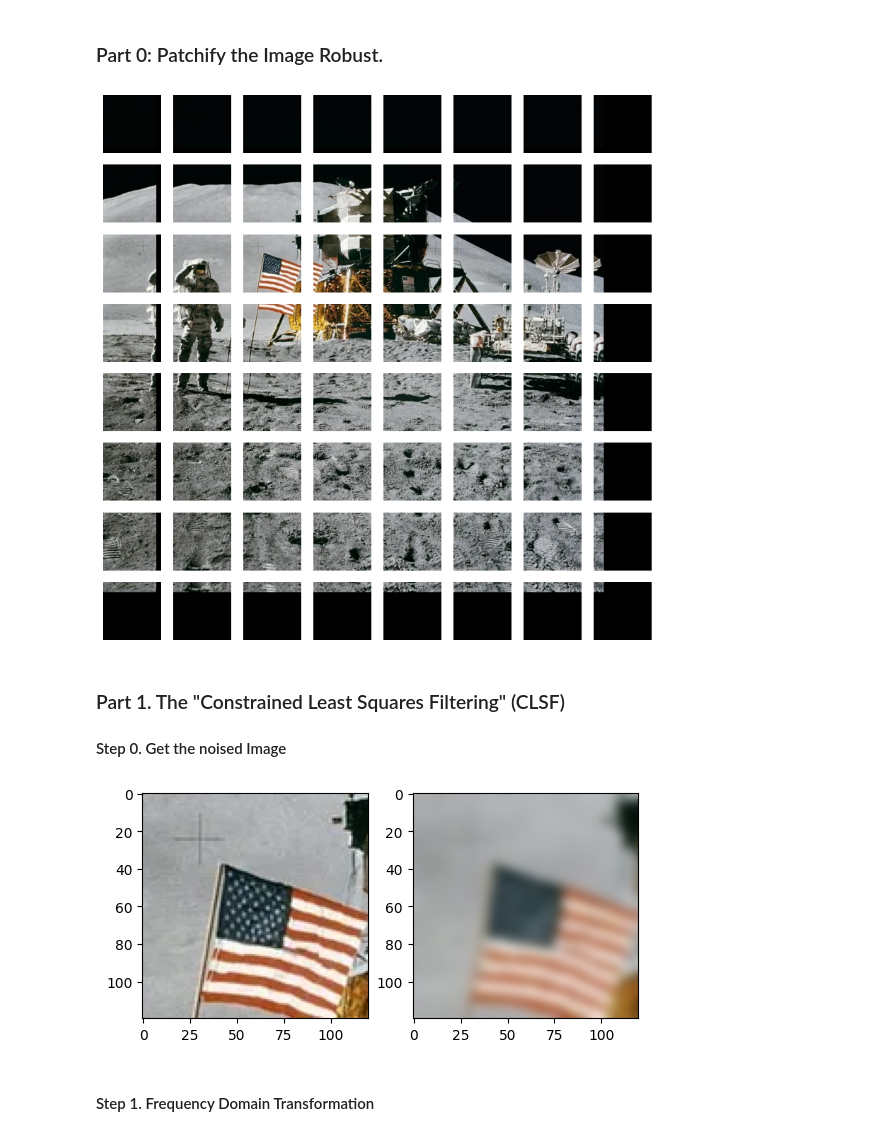
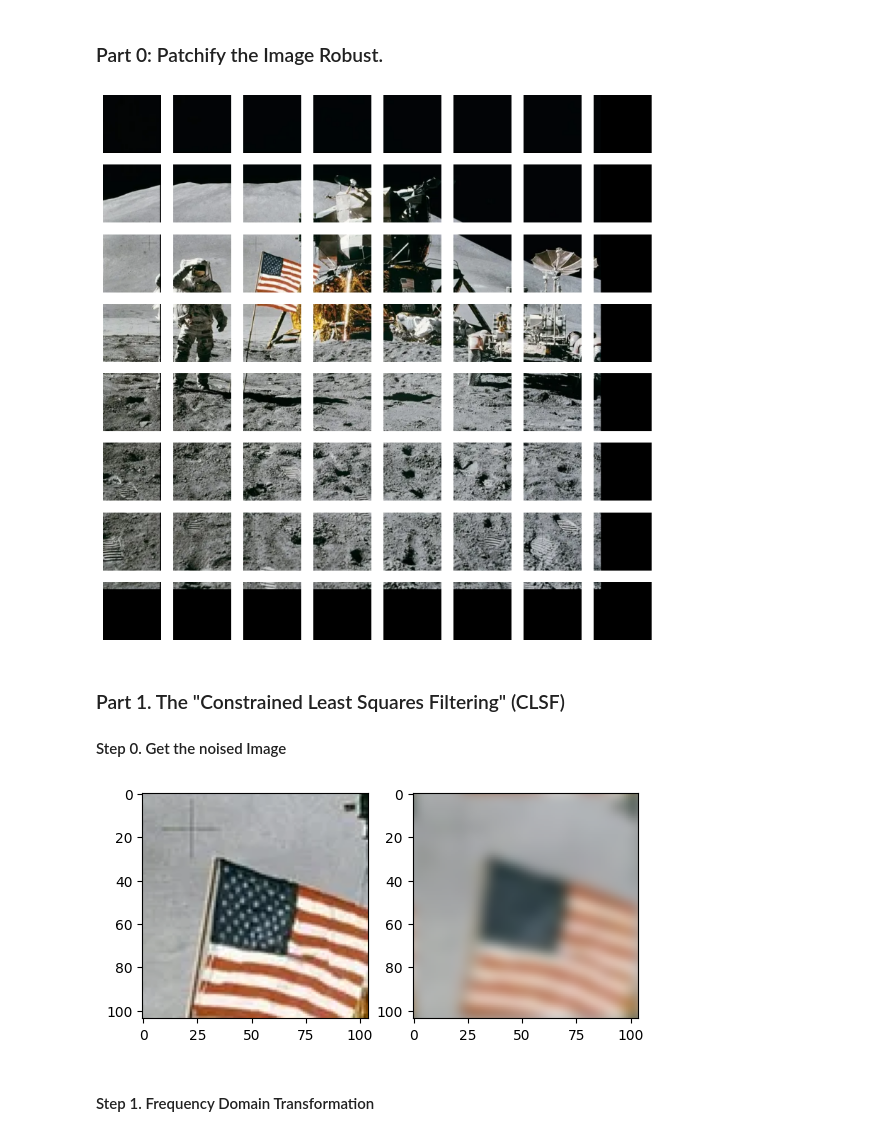
Before and after one commit to 58191554/DDA4310-Computational-Imaging, a Jupyter notebook: hw4/src/notebook.ipynb, the cells around one changed output. Cells and saved outputs as stored; diff of their text form; code cells hidden in the pictures.

```diff
--- a/hw4/src/notebook.ipynb
+++ b/hw4/src/notebook.ipynb
@@ -136,64 +156,85 @@ def plot_images(image_array, rows, cols, p_size, m_size):
     plt.show()
 
 p_size = 100
-m_size = 10
+m_size = 2
 patches, label_list = patchify(src_img, p_size, m_size)
 if _show_detail:
     plot_images(patches, len(patches), len(patches[0]), p_size, m_size)
 # %% [output]
-[figure, old version]
+[figure, new version]
 # %% [markdown]
 ###   Part 1. The "Constrained Least Squares Filtering" (CLSF)
 ####  Step 0. Get the noised Image
 # %%
-def get_gaussian_kernel(k_size, sigma = 3):
-    kernel = np.fromfunction(lambda x, y: (1/(2*np.pi*sigma**2)) * np.exp(-((x-(k_size-1)/2)**2 + (y-(k_size-1)/2)**2)/(2*sigma**2)), (k_size, k_size))
+def get_gaussian_kernel(kx ,ky, sigma = 3):
+    kernel = np.fromfunction(lambda x, y: (1/(2*np.pi*sigma**2)) * np.exp(-((x-(kx-1)/2)**2 + (y-(ky-1)/2)**2)/(2*sigma**2)), (kx, ky))
     return kernel / np.sum(kernel)
 
 def get_laplacian_kernel(k_size):
     kernel = np.zeros((k_size, k_size))
     return kernel
 
+def sysmetrix_shift(X:np.ndarray, rate = 0.1):
+    Y = np.zeros_like(X)
+    h = X.shape[0]; w = X.shape[1]
+    rh, rw = int(rate*h), int(rate*w)
+    fh, fw = h-rh, w-rw
+    Y[:fh, :fw] = X[rh:, rw:]
+    Y[:fh, fw:] = X[rh:, :rw]
+    Y[fh:, :fw] = X[:rh, rw:]
+    Y[fh:, fw:] = X[:rh, :rw]
+    return Y
+
 def add_gaussian_noise(img:np.ndarray, noise_add = True, k_size = 17, sigma0 = 3, \
                         sigma_r = 0.01, sigma_g = 0.03, sigma_b = 0.1):
 
-    kernel = get_gaussian_kernel(k_size, sigma0)
+    kernel = get_gaussian_kernel(img.shape[0], img.shape[1], sigma0)
     b_x = np.zeros_like(img).astype(np.float64)
-    for i in range(3):  # 3 channels for RGB
-        b_x[:,:,i] = cv2.filter2D(img[:,:,i], -1, kernel, borderType=cv2.BORDER_REPLICATE)
 
+    kernel_freq = np.fft.fft2(kernel, s=(img.shape[0], img.shape[1]))
+
+    for i in range(3):
+        b_x[:, :, i] = np.fft.ifft2(kernel_freq*np.fft.fft2(img[:, :, i]))
+    b_x = sysmetrix_shift(b_x, rate = 0.5)
 
     h, w, c = img.shape
     noise = np.zeros_like(img)
     if noise_add:
         noise[:, :, 0] = np.random.normal(0, sigma_r, (h, w))
         noise[:, :, 1] = np.random.normal(0, sigma_g, (h, w))
         noise[:, :, 2] = np.random.normal(0, sigma_b, (h, w))
 
     b_x += noise
     return b_x.astype(np.int32), kernel, noise
+
+def get_spatial_domain_rbg(X, img_size):
+    x = np.zeros(img_size)
+    for i in range(3):
+        x[:, :, i] = np.abs(np.fft.ifft2(X[:, :, i]))
+    x = sysmetrix_shift(x, 0.5)
+    return x.astype(np.float64)
 
 img =       patches[2][2]
 label = label_list [2][2]
 x0, x1, y0, y1 = 0, img.shape[0], 0, img.shape[1]
 if label[0]:
     x0 += m_size
 if label[1]:
     x1 -= m_size
 if label[2]:
     y0 += m_size
 if label[3]:
     y1 -= m_size
 bias_img, gaussian_kernel, noise = add_gaussian_noise(img)
 # img = img[x0:x1, y0:y1]
 # bias_img = bias_img[x0:x1, y0:y1]
 if _show_detail:
     plt.subplot(121)
     plt.imshow(img)
     plt.subplot(122)
     plt.imshow(bias_img)
 # %% [output]
-[figure, old version]
+[figure, new version]
 # %% [markdown]
 #### Step 1. Frequency Domain Transformation
 # %%
```
Also changed, not shown: parts of 8 cells of this notebook, 5 other files.
